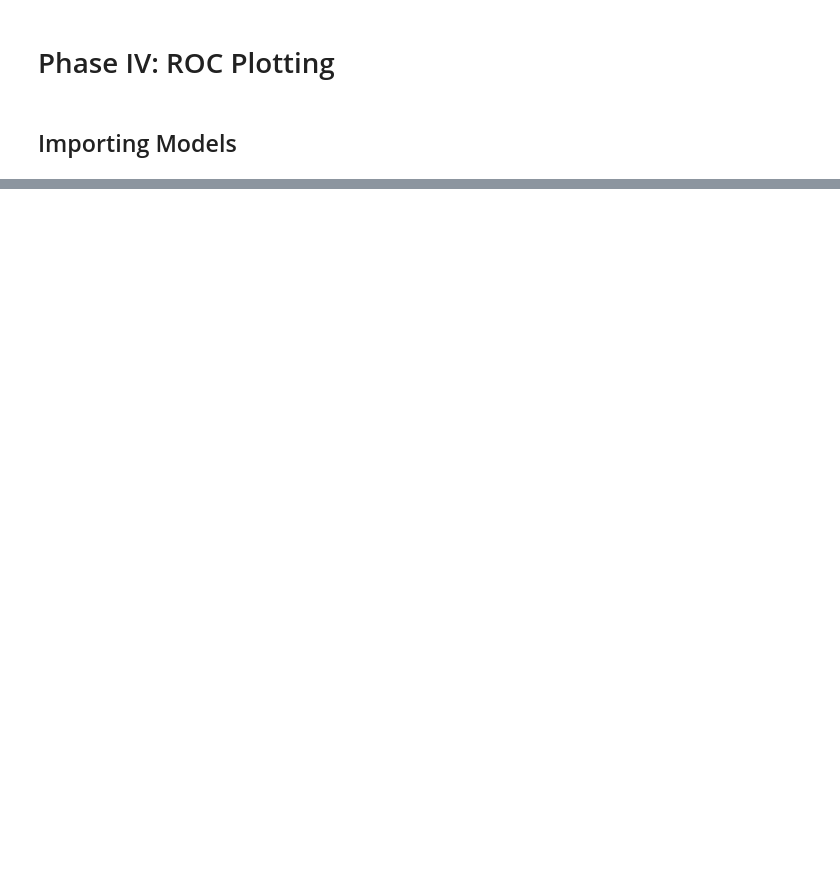
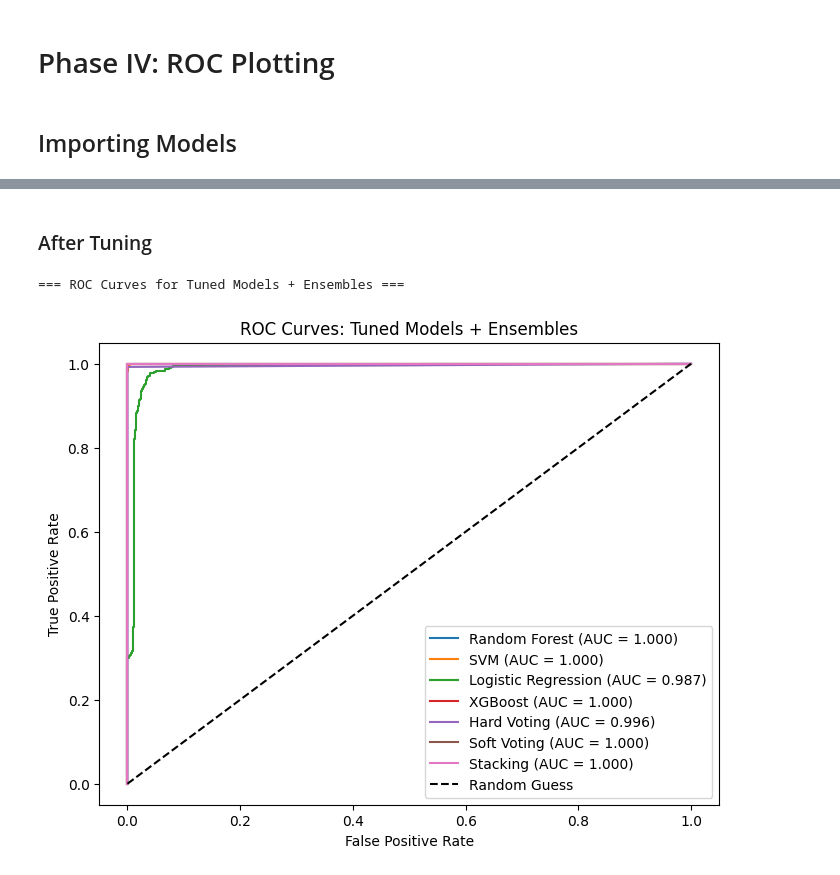
Before and after one commit to Ombhabal/machine-learning, a Jupyter notebook: ML-EXP-04.ipynb, the cells around one changed output, grey strips where cells are left out. Saved outputs shown, nothing was run; the diff lists cells and outputs as text; code cells hidden in the pictures; blank space fills up the shorter version.

```diff
--- a/ML-EXP-04.ipynb
+++ b/ML-EXP-04.ipynb
@@ -540,7 +587,6 @@ stacking_tuned = StackingClassifier(
                 ("svm", best_models["SVM"]),
                 ("lr", best_models["Logistic Regression"]),
                 ("xgb", best_models["XGBoost"])],
-    final_estimator=LogisticRegression()
 )
 # %% [markdown]
 ## Cross Validation for Tuned Ensembles
@@ -675,0 +646,61 @@ plt.show()
+# %% [markdown]
+### After Tuning
+# %%
+print("\n=== ROC Curves for Tuned Models + Ensembles ===")
+
+plt.figure(figsize=(8, 6))
+
+# First include all tuned base models
+for name, model in best_models.items():
+    try:
+        if hasattr(model, "predict_proba"):
+            y_score = model.predict_proba(X_test_kbest)[:, 1]
+        else:
+            y_score = model.decision_function(X_test_kbest)
+
+        fpr, tpr, _ = roc_curve(y_test, y_score)
+        roc_auc = auc(fpr, tpr)
+
+        plt.plot(fpr, tpr, label=f"{name} (AUC = {roc_auc:.3f})")
+
+    except Exception as e:
+        print(f"Skipping {name}: {e}")
+
+# Now add Hard Voting, Soft Voting, and Stacking
+ensembles = {
+    "Hard Voting": hard_voting_tuned,
+    "Soft Voting": soft_voting_tuned,
+    "Stacking": stacking_tuned
+}
+
+for name, model in ensembles.items():
+    try:
+        model.fit(X_train_kbest, y_train)
+
+        if name == "Hard Voting":
+            # Hard Voting has no predict_proba → approximate with mean of predictions
+            preds = model.predict(X_test_kbest)
+            y_score = preds  # use 0/1 as score for ROC
+        elif hasattr(model, "predict_proba"):
+            y_score = model.predict_proba(X_test_kbest)[:, 1]
+        else:
+            y_score = model.decision_function(X_test_kbest)
+
+        fpr, tpr, _ = roc_curve(y_test, y_score)
+        roc_auc = auc(fpr, tpr)
+
+        plt.plot(fpr, tpr, label=f"{name} (AUC = {roc_auc:.3f})")
+
+    except Exception as e:
+        print(f"Skipping {name}: {e}")
+
+# Final plot settings
+plt.plot([0, 1], [0, 1], "k--", label="Random Guess")
+plt.xlabel("False Positive Rate")
+plt.ylabel("True Positive Rate")
+plt.title("ROC Curves: Tuned Models + Ensembles")
+plt.legend(loc="lower right")
+plt.show()
+# %% [output]
+=== ROC Curves for Tuned Models + Ensembles ===
+[figure, added]
```
Also changed, not shown: parts of 20 cells of this notebook, 1 other file.
